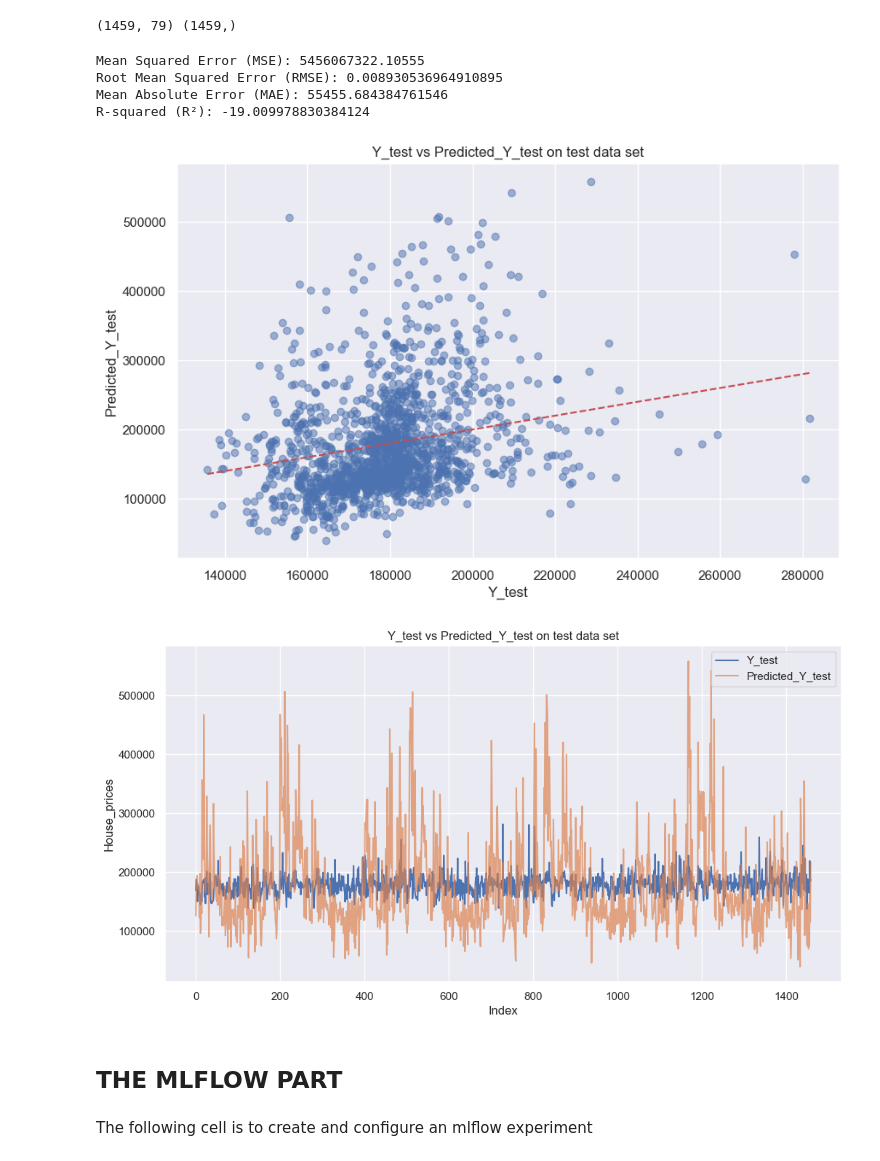
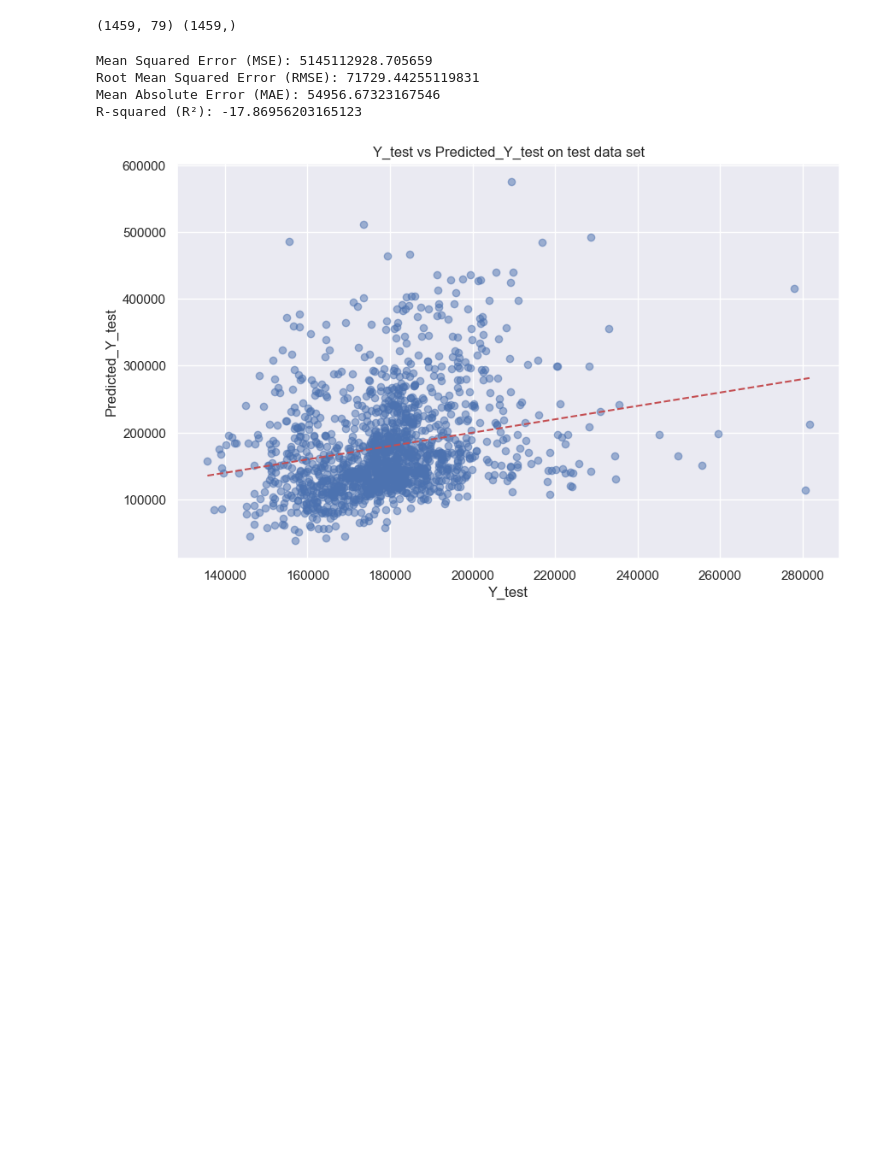
Before and after one commit to Fabrice-Sev/house-prices-advanced-dataset, a Jupyter notebook: house_pricing.ipynb, the cells around one changed output. Saved outputs shown, nothing was run; the diff lists cells and outputs as text; code cells hidden in the pictures; blank space fills up the shorter version.

```diff
--- a/house_pricing.ipynb
+++ b/house_pricing.ipynb
@@ -506,4 +474,4 @@ new_df_train.shape
 # %%
-X_train, Y_train = new_df_train.drop(["SalePrice"], axis=1), new_df_train['SalePrice']
-X_train.shape, Y_train.shape
+X_train, Y_train_transformed, Y_train = new_df_train.drop(["SalePrice"], axis=1), new_df_train['SalePrice'], df_train['SalePrice']
+X_train.shape, Y_train_transformed.shape, Y_train.shape
 # %% [output]
@@ -542,6 +525,3 @@ Standard Deviation of CV Score: 0.005707787371249486
 # %%
 # Optional: Fit the model on the entire dataset after cross-validation
-pipeline.fit(X_train, Y_train)
-
-# Example prediction
-y_pred = pipeline.predict(X_train)
+pipeline.fit(X_train, Y_train_transformed)
@@ -631,10 +652,24 @@ new_df_test["BsmtFinType2"] = df_test["BsmtFinType2"].fillna(df_test["BsmtFinTyp
 new_df_test["Electrical"] = df_test["Electrical"].fillna(df_test["Electrical"].mode()[0])
 # Or to drop the observation
 # new_df_train.drop(df_test.loc[df_test['Electrical'].isnull()].index, inplace=True)
+# %%
+new_df_test["MSZoning"] = df_test["MSZoning"].fillna(df_test["MSZoning"].mode()[0])
+new_df_test["Utilities"] = df_test["Utilities"].fillna(df_test["Utilities"].mode()[0])
+new_df_test["BsmtFullBath"] = df_test["BsmtFullBath"].fillna(df_test["BsmtFullBath"].median())
+new_df_test["BsmtHalfBath"] = df_test["BsmtHalfBath"].fillna(df_test["BsmtHalfBath"].median())
+new_df_test["Functional"] = df_test["Functional"].fillna(df_test["Functional"].mode()[0])
+new_df_test["BsmtFinSF1"] = df_test["BsmtFinSF1"].fillna(df_test["BsmtFinSF1"].median())
+new_df_test["BsmtFinSF2"] = df_test["BsmtFinSF2"].fillna(df_test["BsmtFinSF2"].median())
+new_df_test["KitchenQual"] = df_test["KitchenQual"].fillna(df_test["KitchenQual"].mode()[0])
+new_df_test["Exterior2nd"] = df_test["Exterior2nd"].fillna(df_test["Exterior2nd"].mode()[0])
+new_df_test["Exterior1st"] = df_test["Exterior1st"].fillna(df_test["Exterior1st"].mode()[0])
+new_df_test["BsmtUnfSF"] = df_test["BsmtUnfSF"].fillna(df_test["BsmtUnfSF"].median())
+new_df_test["TotalBsmtSF"] = df_test["TotalBsmtSF"].fillna(df_test["TotalBsmtSF"].median())
+new_df_test["SaleType"] = df_test["SaleType"].fillna(df_test["SaleType"].mode()[0])
 # %%
 new_df_test["PoolQC"] = new_df_test["PoolQC"].fillna("None")
 
-new_df_test["MiscFeature"] = new_df_train["MiscFeature"].fillna("None")
+new_df_test["MiscFeature"] = new_df_test["MiscFeature"].fillna("None")
 
 new_df_test["Alley"] = new_df_test["Alley"].fillna("None")
 
@@ -704,9 +734,9 @@ y_pred = np.exp(log_y_pred)
 # %%
 # Mean Squared Error
-test_mse = mean_squared_error(Y_test, y_pred)
+test_rmse = root_mean_squared_error(Y_test, y_pred)
 
 # Root Mean Squared Error
-test_rmse = np.sqrt(mse)
+test_mse = test_rmse*test_rmse
 
 # Mean Absolute Error
 test_mae = mean_absolute_error(Y_test, y_pred)
@@ -719,31 +749,18 @@ print("Root Mean Squared Error (RMSE):", test_rmse)
 print("Mean Absolute Error (MAE):", test_mae)
 print("R-squared (R²):", test_r2)
 # %% [output]
-Mean Squared Error (MSE): 5456067322.10555
-Root Mean Squared Error (RMSE): 0.008930536964910895
-Mean Absolute Error (MAE): 55455.684384761546
-R-squared (R²): -19.009978830384124
+Mean Squared Error (MSE): 5145112928.705659
+Root Mean Squared Error (RMSE): 71729.44255119831
+Mean Absolute Error (MAE): 54956.67323167546
+R-squared (R²): -17.86956203165123
 # %%
 # Scatter plot to compare actual vs. predicted values
 plt.figure(figsize=(10, 6))
 plt.scatter(Y_test, y_pred, alpha=0.5)
 plt.xlabel("Y_test")
 plt.ylabel("Predicted_Y_test")
 plt.title("Y_test vs Predicted_Y_test on test data set")
 plt.plot([Y_test.min(), Y_test.max()], [Y_test.min(), Y_test.max()], 'r--')  # Line showing perfect prediction
 plt.show()
-
-# Optional: Line plot for comparing actual and predicted values (good for time series data)
-plt.figure(figsize=(12, 6))
-plt.plot(Y_test.values, label='Y_test')
-plt.plot(y_pred, label='Predicted_Y_test', alpha=0.7)
-plt.xlabel("Index")
-plt.ylabel("House_prices")
-plt.title("Y_test vs Predicted_Y_test on test data set")
-plt.legend()
-plt.show()
 # %% [output]
-[figure, old version]
+[figure, new version]
-[figure, removed]
-# %% [markdown]
-## THE MLFLOW PART
@@ -760,2 +766,0 @@ mlflow_experiment_name = "House Pricing Exp"
-# %% [markdown]
-The following cell is to create and configure an mlflow experiment
```
Also changed, not shown: parts of 37 cells of this notebook.
